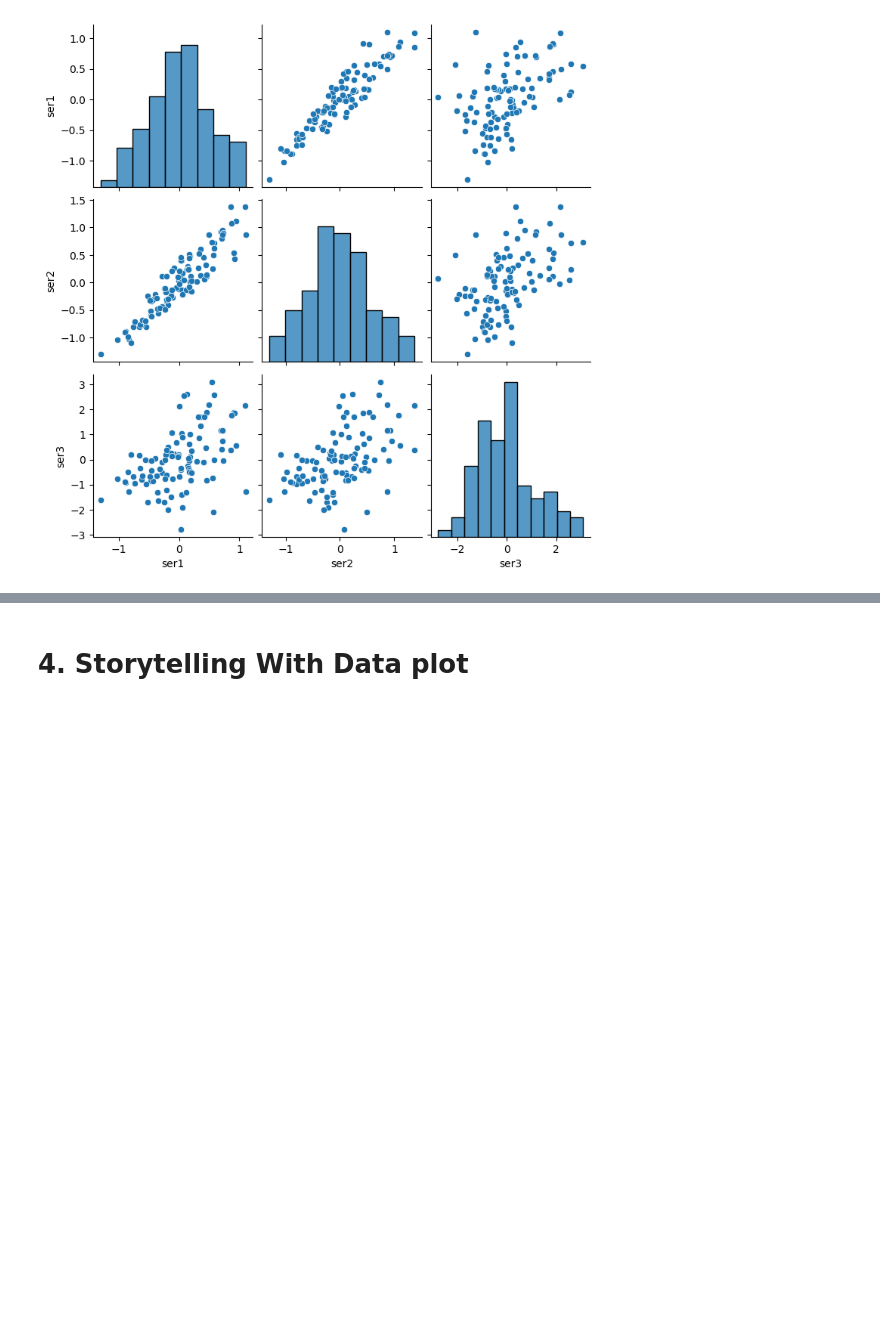
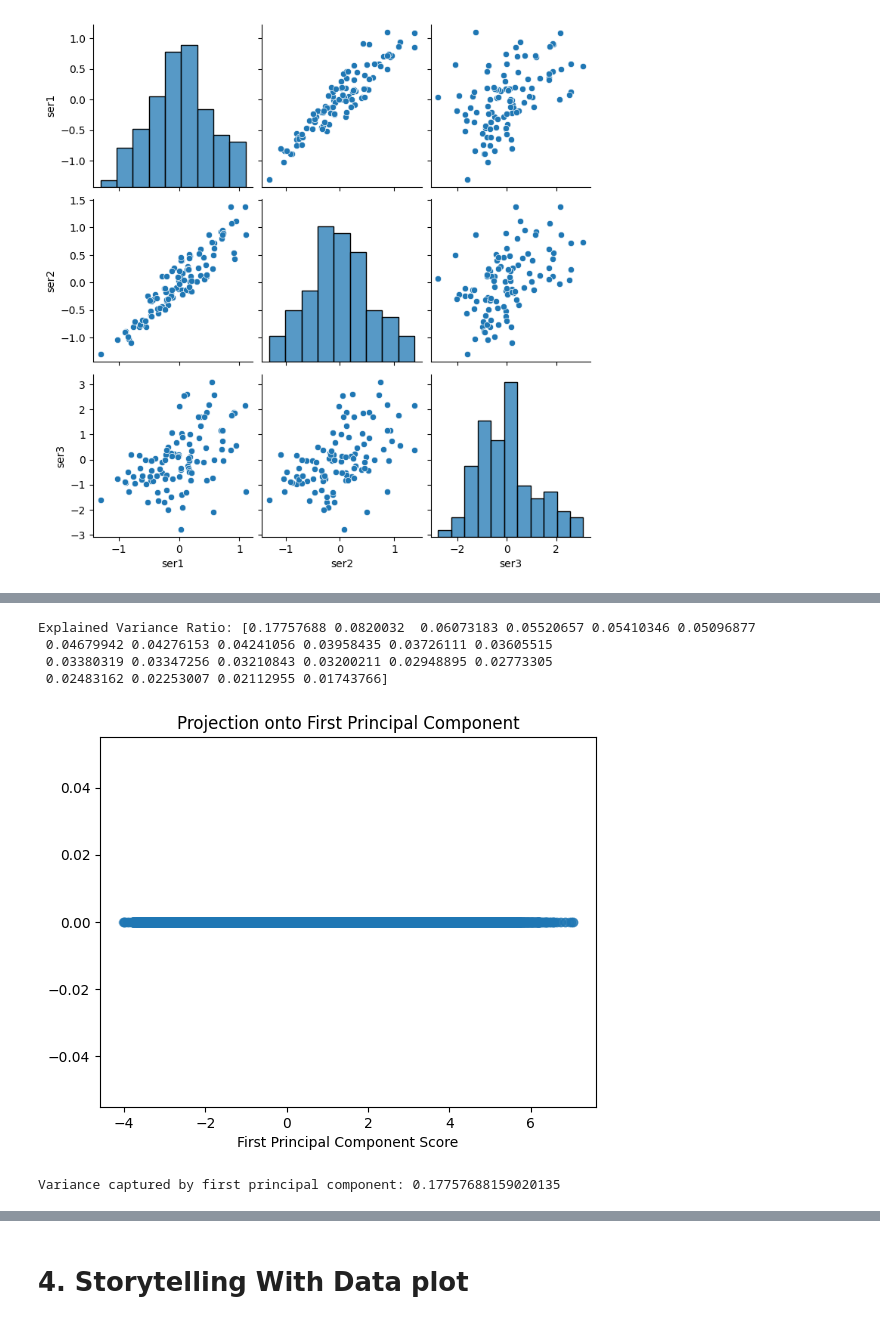
Before and after one commit to auwineza/ModB2-Week9-HW, a Jupyter notebook: OMDS-ModB2-Week9-Uwineza-Annick.ipynb, the cells around one changed output, grey strips where cells are left out. Cells and saved outputs as stored; diff of their text form; code cells hidden in the pictures; blank space fills up the shorter version.

```diff
--- a/OMDS-ModB2-Week9-Uwineza-Annick.ipynb
+++ b/OMDS-ModB2-Week9-Uwineza-Annick.ipynb
@@ -99,0 +140,26 @@ Try using your correlation information from previous weeks to help choose featur
+# %%
+from sklearn.preprocessing import StandardScaler
+from sklearn.decomposition import PCA
+
+numeric_df = df.select_dtypes(include=['float64', 'int64'])
+scaler = StandardScaler()
+scaled_data = scaler.fit_transform(numeric_df)
+pca = PCA()
+pca.fit(scaled_data)
+explained_var = pca.explained_variance_ratio_
+print("Explained Variance Ratio:", explained_var)
+first_pc_scores = pca.transform(scaled_data)[:, 0]
+plt.scatter(first_pc_scores, [0]*len(first_pc_scores), alpha=0.5)
+plt.title("Projection onto First Principal Component")
+plt.xlabel("First Principal Component Score")
+plt.show()
+
+print("Variance captured by first principal component:",
+      explained_var[0])
+# %% [output]
+Explained Variance Ratio: [0.17757688 0.0820032  0.06073183 0.05520657 0.05410346 0.05096877
+ 0.04679942 0.04276153 0.04241056 0.03958435 0.03726111 0.03605515
+ 0.03380319 0.03347256 0.03210843 0.03200211 0.02948895 0.02773305
+ 0.02483162 0.02253007 0.02112955 0.01743766]
+[figure, added]
+Variance captured by first principal component: 0.17757688159020135
```
Also changed, not shown: parts of 11 cells of this notebook.
